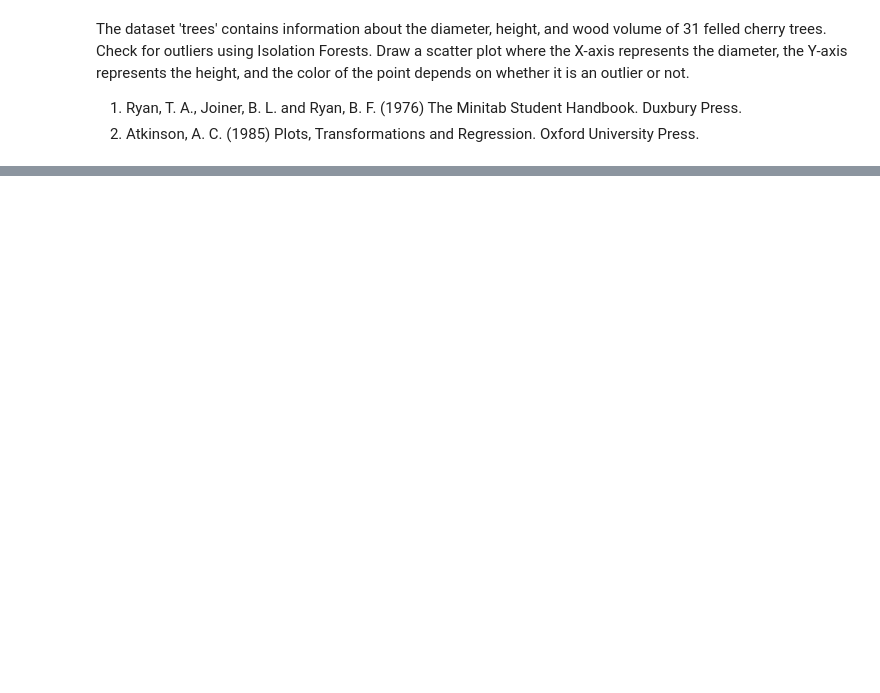
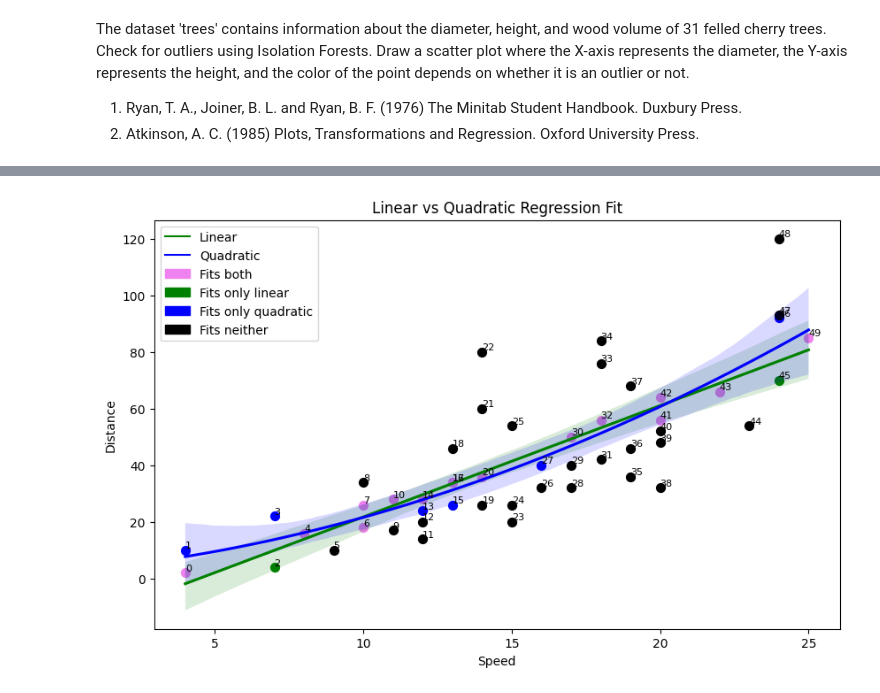
Before and after one commit to mkjmdski/aiwd-python2, a Jupyter notebook: uczenie-maszynowe/solutions/exercises.ipynb, the cells around one changed output, grey strips where cells are left out. Drawn from its saved outputs; the diff is of its cells as text; code cells hidden in the pictures; blank space fills up the shorter version.

```diff
--- a/uczenie-maszynowe/solutions/exercises.ipynb
+++ b/uczenie-maszynowe/solutions/exercises.ipynb
@@ -50,0 +73,98 @@ plt.show()
+# %%
+import pandas as pd
+import numpy as np
+import matplotlib.pyplot as plt
+import matplotlib.patches as mpatches
+import matplotlib.lines as mlines
+import seaborn as sns
+import statsmodels.formula.api as smf
+import statsmodels.api as sm
+
+# Load DataFrame
+df = pd.read_csv('../data/cars.csv')
+
+model_linear = smf.ols(formula = 'dist ~ speed', data = df).fit()
+print(model_linear.summary())
+model_quadratic = smf.ols(formula = 'dist ~ speed + I(speed**2)', data = df).fit()
+print(model_quadratic.summary())
+
+# Get confidence intervals for the mean (matches seaborn's shaded bands)
+pred_linear = model_linear.get_prediction(df)
+pred_linear_summary = pred_linear.summary_frame(alpha=0.05)
+df['pred_linear_lower'] = pred_linear_summary['mean_ci_lower']
+df['pred_linear_upper'] = pred_linear_summary['mean_ci_upper']
+
+pred_quadratic = model_quadratic.get_prediction(df)
+pred_quadratic_summary = pred_quadratic.summary_frame(alpha=0.05)
+df['pred_quadratic_lower'] = pred_quadratic_summary['mean_ci_lower']
+df['pred_quadratic_upper'] = pred_quadratic_summary['mean_ci_upper']
+
+# Classify points based on confidence intervals
+df['fits_linear'] = (df['dist'] >= df['pred_linear_lower']) & (df['dist'] <= df['pred_linear_upper'])
+df['fits_quadratic'] = (df['dist'] >= df['pred_quadratic_lower']) & (df['dist'] <= df['pred_quadratic_upper'])
+
+# Assign colors based on fit category
+def get_color(row):
+    if row['fits_linear'] and row['fits_quadratic']:
+        return 'violet'  # Fits both
+    elif row['fits_linear']:
+        return 'green'   # Fits only linear
+    elif row['fits_quadratic']:
+        return 'blue'    # Fits only quadratic
+    else:
+        return 'black'   # Fits neither
+
+df['color'] = df.apply(get_color, axis=1)
+
+display(df)
+
+# Plot scatter with colors
+plt.figure(figsize=(10, 6))
+for color in ['violet', 'green', 'blue', 'black']:
+    subset = df[df['color'] == color]
+    plt.scatter(subset['speed'], subset['dist'], c=color, s=50)
+
+# Annotate points with index
+for idx, row in df.iterrows():
+    plt.annotate(idx, (row['speed'], row['dist']), fontsize=8, ha='left', va='bottom')
+
+# Plot regression lines
+quadratic = {
+    'color': 'blue',
+    'label': 'Quadratic'
+}
+linear = {
+    'color': 'green',
+    'label': 'Linear'
+}
+
+sns.regplot(
+    x = 'speed',
+    y = 'dist',
+    data=df,
+    scatter = False,
+    **linear
+)
+sns.regplot(
+    x = 'speed',
+    y = 'dist',
+    data = df,
+    order = 2,
+    scatter = False,
+    **quadratic
+)
+
+# Create legend
+linear_line = mlines.Line2D([], [], **linear)
+quadratic_line = mlines.Line2D([], [], **quadratic)
+violet_patch = mpatches.Patch(color='violet', label='Fits both')
+green_patch = mpatches.Patch(color='green', label='Fits only linear')
+blue_patch = mpatches.Patch(color='blue', label='Fits only quadratic')
+black_patch = mpatches.Patch(color='black', label='Fits neither')
+
+plt.legend(handles=[linear_line, quadratic_line, violet_patch, green_patch, blue_patch, black_patch])
+plt.xlabel('Speed')
+plt.ylabel('Distance')
+plt.title('Linear vs Quadratic Regression Fit')
+plt.show()
+# %% [output]
@@ -50,0 +205 @@ plt.show()
+[figure, added]
```
Also changed, not shown: parts of 3 cells of this notebook.
